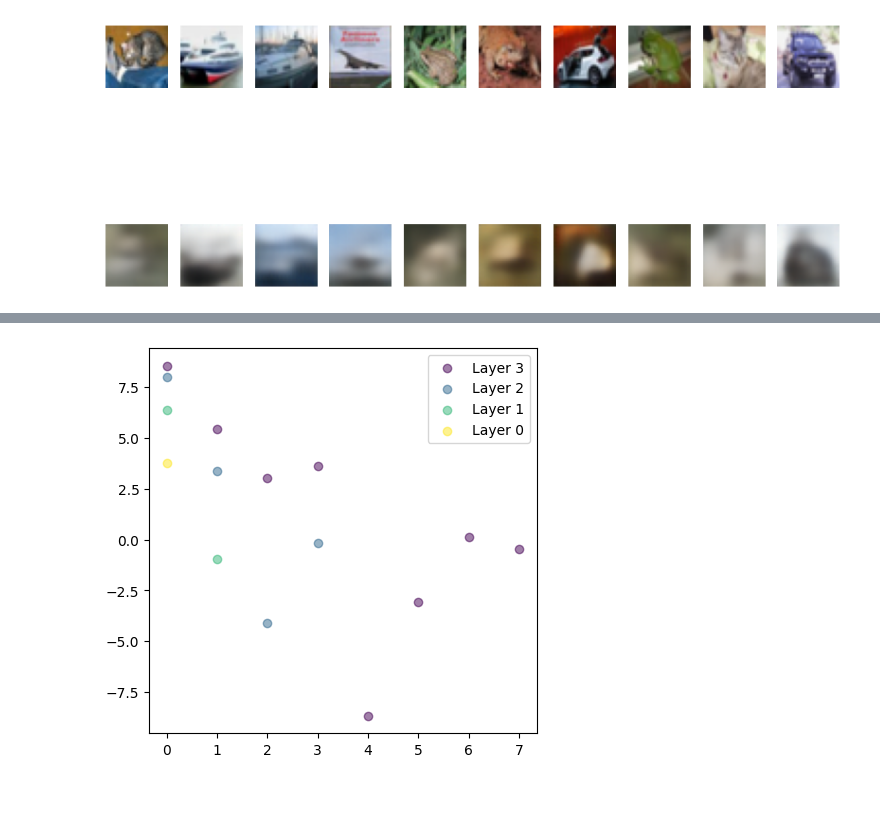
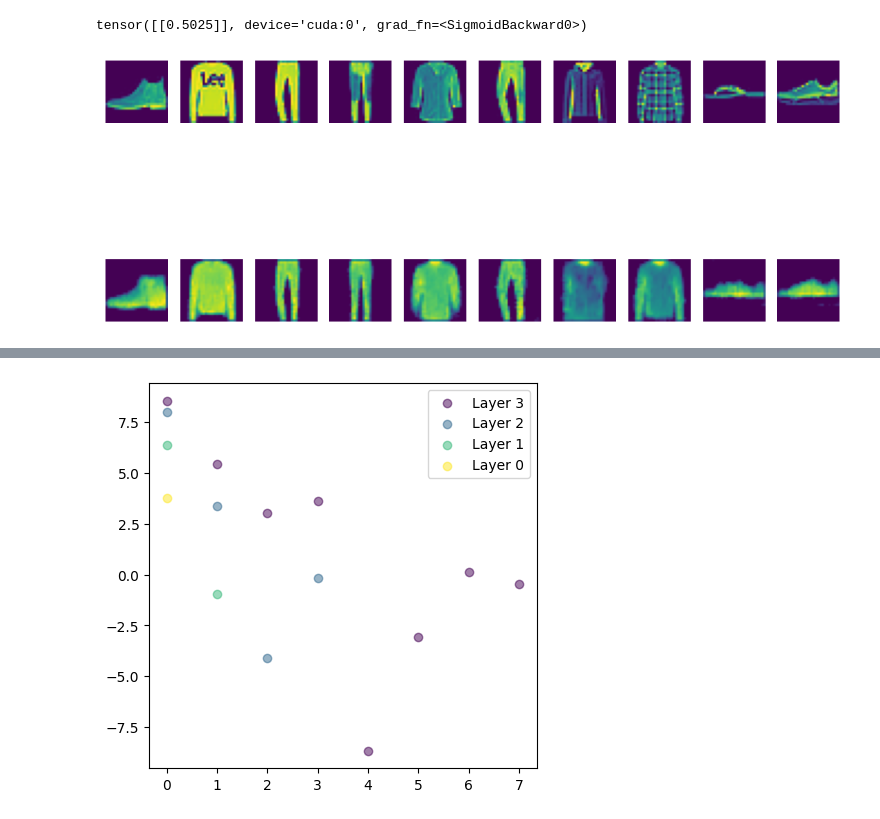
Before and after one commit to Teachable-AI-Lab/unsupervised-prototypes, a Jupyter notebook: GMM-exp.ipynb, the cells around one changed output, grey strips where cells are left out. Cells and saved outputs as stored; diff of their text form; code cells hidden in the pictures.

```diff
--- a/GMM-exp.ipynb
+++ b/GMM-exp.ipynb
@@ -44,5 +29,5 @@ mnist_test_loader = DataLoader(mnist_test, batch_size=1024, shuffle=True, num_wo
 # %%
-train_loader, test_loader, train_set, test_set = utils.get_data_loader('cifar-10', 128, False)
+train_loader, test_loader, train_set, test_set = utils.get_data_loader('fashion-mnist', 128, False)
 # %%
 device = torch.device('cuda' if torch.cuda.is_available() else 'cpu')
 # device = 'cpu'
@@ -254,31 +337,35 @@ KeyboardInterrupt:
+# %%
+F.sigmoid(model.layers[-1].cluster_weight)
+# %% [output]
+tensor([[0.5025]], device='cuda:0', grad_fn=<SigmoidBackward0>)
 # %%
 # test image reconstruction
 model.eval()
 with torch.no_grad():
     for i, (data, target) in enumerate(test_loader):
         data = data.to(device)
         latent, logvar = model.encode(data)
         latent = model.reparameterize(latent, logvar)
         x_hat = model.decode(latent)
         # latent = model.encoder(data)
         # x_hat = model.decoder_raw(latent)
         break
 
 # plot original and reconstructed images
 # original images
-data = data.view(-1, 3, 32, 32).cpu().numpy()[:10]
+data = data.view(-1, 1, 28, 28).cpu().numpy()[:10]
 # reconstructed images
-x_hat = x_hat.view(-1, 3, 32, 32).cpu().numpy()[:10]
+x_hat = x_hat.view(-1, 1, 28, 28).cpu().numpy()[:10]
 # plot 10 images
 plt.figure(figsize=(10, 5))
 for i in range(10):
     plt.subplot(2, 10, i+1)
     plt.imshow(data[i].transpose(1, 2, 0))
     plt.axis('off')
     plt.subplot(2, 10, i+11)
     plt.imshow(x_hat[i].transpose(1, 2, 0))
     plt.axis('off')
 
 plt.show()
 # %% [output]
-[figure, old version]
+[figure, new version]
```
Also changed, not shown: parts of 13 cells of this notebook, 23 other files.
